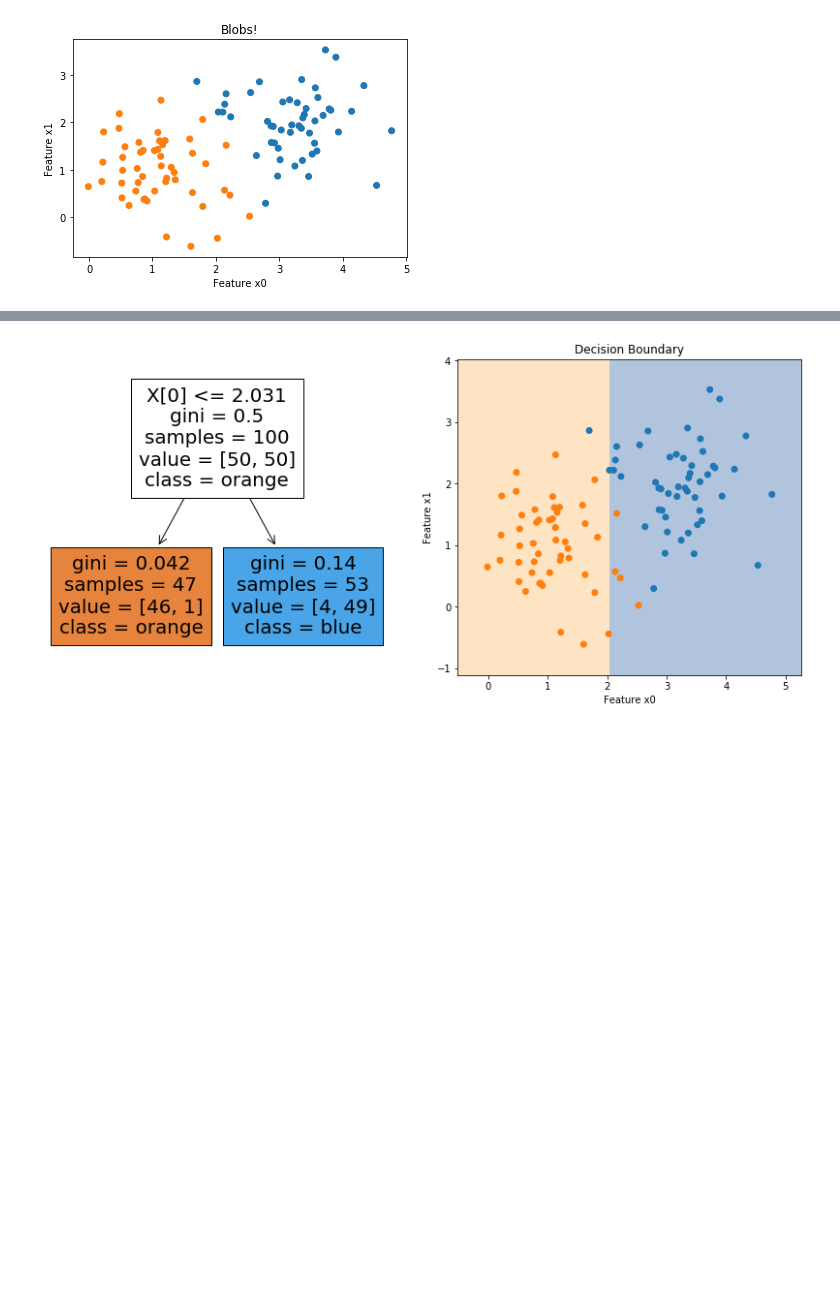
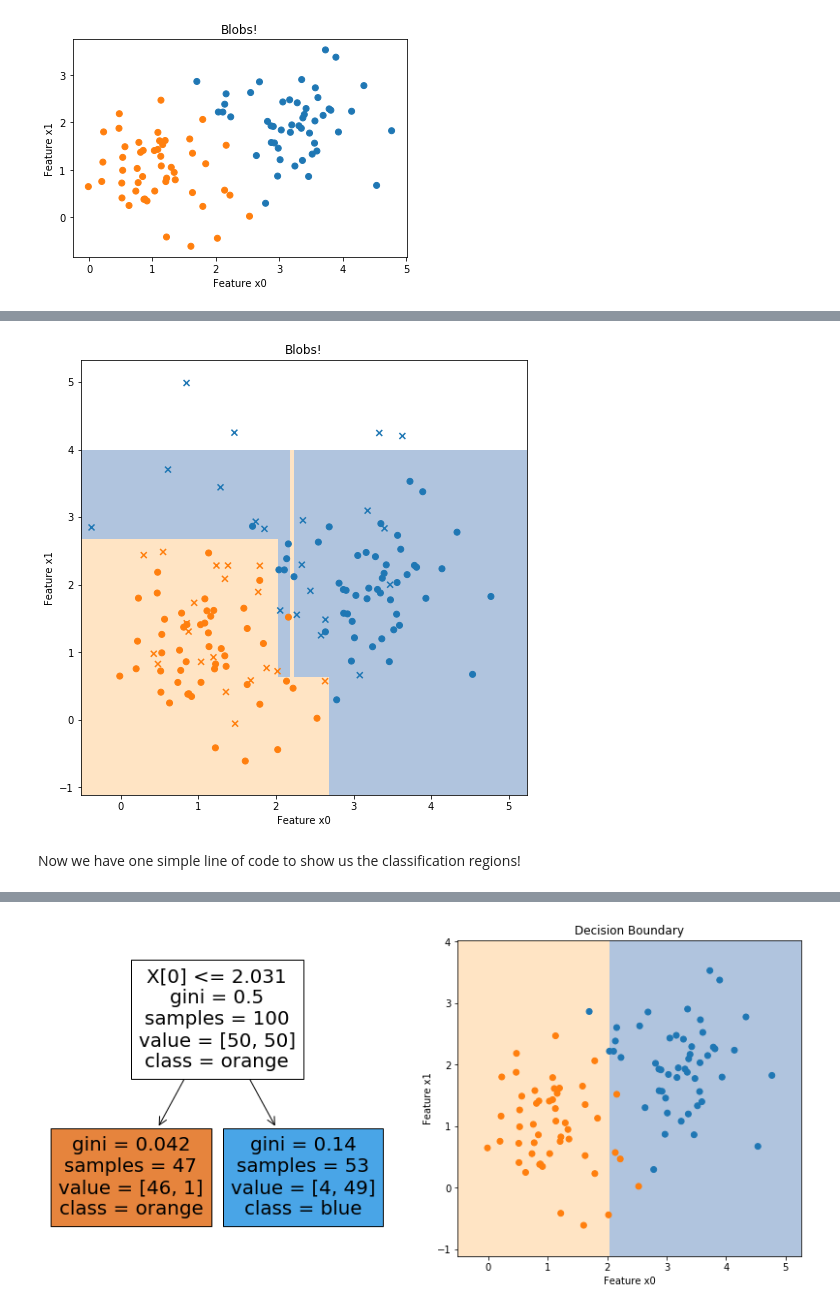
Before and after one commit to mdaugherity/PatternRecognition2020, a Jupyter notebook: Tutorial 8 - Decision Trees.ipynb, the cells around one changed output, grey strips where cells are left out. Cells and saved outputs as stored; diff of their text form; code cells hidden in the pictures; blank space fills up the shorter version.

```diff
--- a/Tutorial 8 - Decision Trees.ipynb
+++ b/Tutorial 8 - Decision Trees.ipynb
@@ -49,0 +84,16 @@ def plot_decision(clf, X, cmap='image.cmap', h=0.2, margin=0.2):
+# %%
+plt.figure(figsize=(8,8))
+
+plot_decision(clf,X_blob, cmap_light, h=0.05, margin=0.5)
+plt.scatter(X_blob[:,0], X_blob[:,1], c=y_blob, marker='o', cmap=cmap_bold )
+plt.scatter(X_pred[:,0], X_pred[:,1], c=y_pred, marker='x',cmap=cmap_bold)
+
+
+plt.xlabel("Feature x0")
+plt.ylabel("Feature x1")
+plt.title("Blobs!")
+plt.show()
+# %% [output]
+[figure, added]
+# %% [markdown]
+Now we have one simple line of code to show us the classification regions!
```
Also changed, not shown: parts of 14 cells of this notebook, 1 other file.
